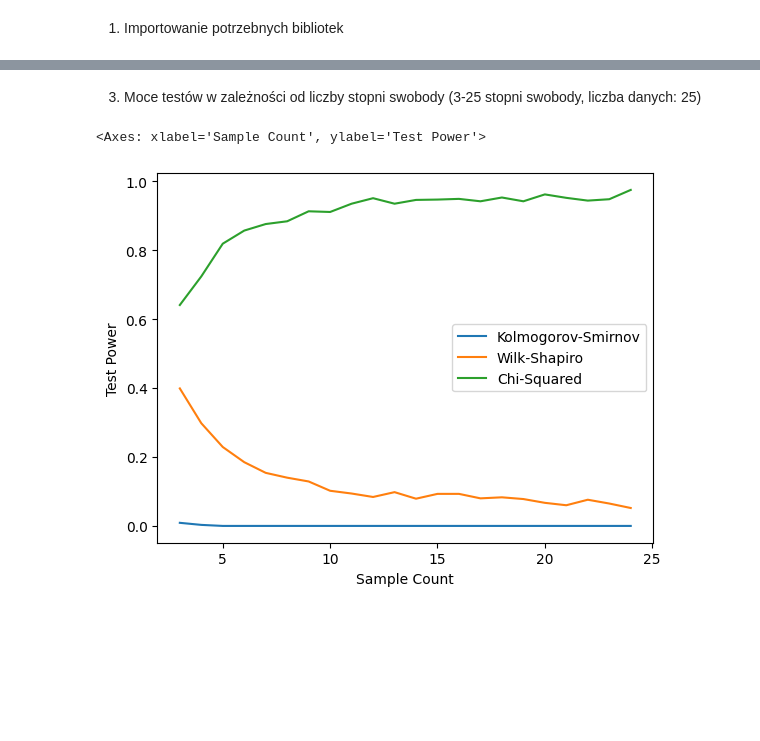
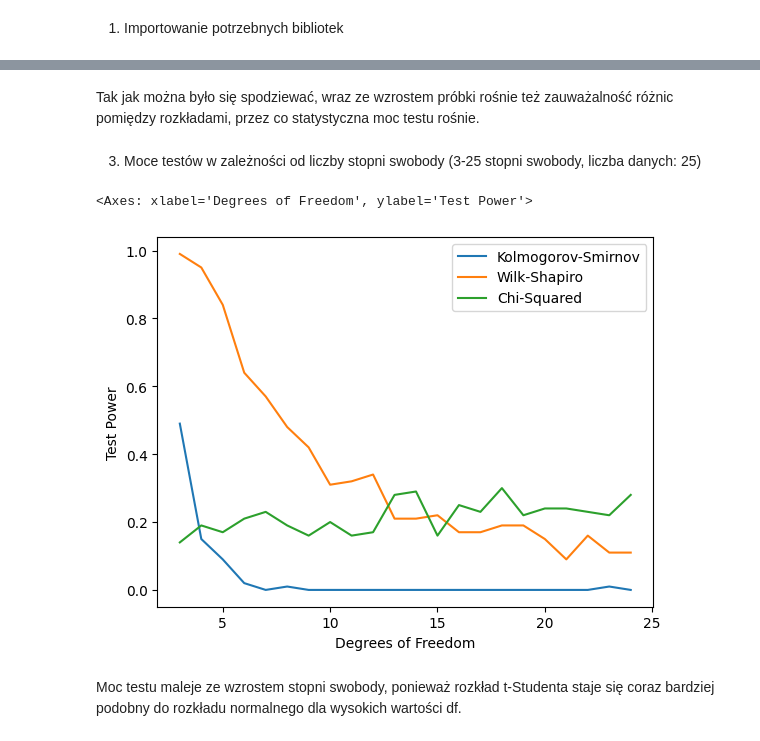
Before and after one commit to kosmoscloud/MNwS-projekt1-zadania, a Jupyter notebook: blok-1/zadanie1.ipynb, the cells around one changed output, grey strips where cells are left out. Drawn from its saved outputs; the diff is of its cells as text; code cells hidden in the pictures; blank space fills up the shorter version.

```diff
--- a/blok-1/zadanie1.ipynb
+++ b/blok-1/zadanie1.ipynb
@@ -49,34 +53,38 @@ ValueError: autodetected range of [nan, nan] is not finite
+# %% [markdown]
+Tak jak można było się spodziewać, wraz ze wzrostem próbki rośnie też zauważalność różnic pomiędzy rozkładami, przez co statystyczna moc testu rośnie.
 # %% [markdown]
 3. Moce testów w zależności od liczby stopni swobody (3-25 stopni swobody, liczba danych: 25)
 # %%
 results = pd.DataFrame(columns=["Kolmogorov-Smirnov", "Wilk-Shapiro", "Chi-Squared"])
 buf = []
 
 for m in range (3, 25):
-    #generowanie wektora z rozkładu normalnego o długości 25
-    xnorm = np.linspace(norm.ppf(0.01), norm.ppf(0.99), 25)
-
-    for i in range (0, 1000):
-        #generowanie wektora z rozkładu t-Studenta o stopniach swobody m, 25 wartościach i standaryzacja
-        x = preprocessing.scale(np.random.standard_t(m, 25))
+    for i in range (0, 100):
+        #generowanie wektora z rozkładu t-Studenta o długości m i standaryzacja
+        x = preprocessing.scale(np.random.standard_t(m, 200))
+        #generowanie wektora z rozkładu normalnego o długości m
+        xnorm = np.random.normal(0, 1, 200)
 
         #testy
-        buf.append(1 - kstest(x, xnorm)[1] < 0.05)
-        buf.append(1 - shapiro(x)[1] < 0.05)
+        buf.append(kstest(x, 'norm', args=(0, 1))[1] < 0.05)
+        buf.append(shapiro(x)[1] < 0.05)
 
         #przeksztalcenie danych do testu chi-kwadrat
-        xcat = np.histogram(x, bins=5)[0]
-        xnormcat = np.histogram(xnorm, bins=5)[0]
+        xcat = np.histogram(x, bins=15)[0]
+        xnormcat = np.histogram(xnorm, bins=15)[0]
 
+        #obliczenie częstości występowania w przedziałach
         xcatfreqs = xcat / np.sum(xcat)
         xnormcatfreqs = xnormcat / np.sum(xnormcat)
-
-        buf.append(1 - chisquare(xcatfreqs, xnormcatfreqs)[1] < 0.05)
+        #test chi-kwadrat
+        buf.append(chisquare(xcatfreqs, xnormcatfreqs)[1] < .05)
 
     results.loc[m] = [ np.mean(buf[0::3]), np.mean(buf[1::3]), np.mean(buf[2::3]) ]
     buf = []
 
-results.plot(xlabel="Sample Count",ylabel="Test Power",legend=True)
+results.plot(xlabel="Degrees of Freedom",ylabel="Test Power",legend=True)
 # %% [output]
-<Axes: xlabel='Sample Count', ylabel='Test Power'>
+<Axes: xlabel='Degrees of Freedom', ylabel='Test Power'>
-[figure, old version]
+[figure, new version]
+# %% [markdown]
+Moc testu maleje ze wzrostem stopni swobody, ponieważ rozkład t-Studenta staje się coraz bardziej podobny do rozkładu normalnego dla wysokich wartości df.
```
Also changed, not shown: parts of 3 cells of this notebook, 21 other files.
